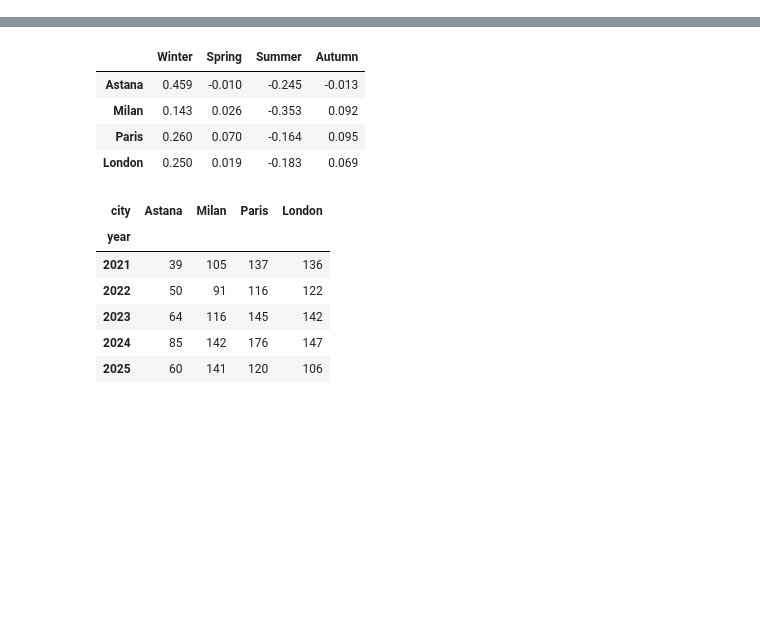
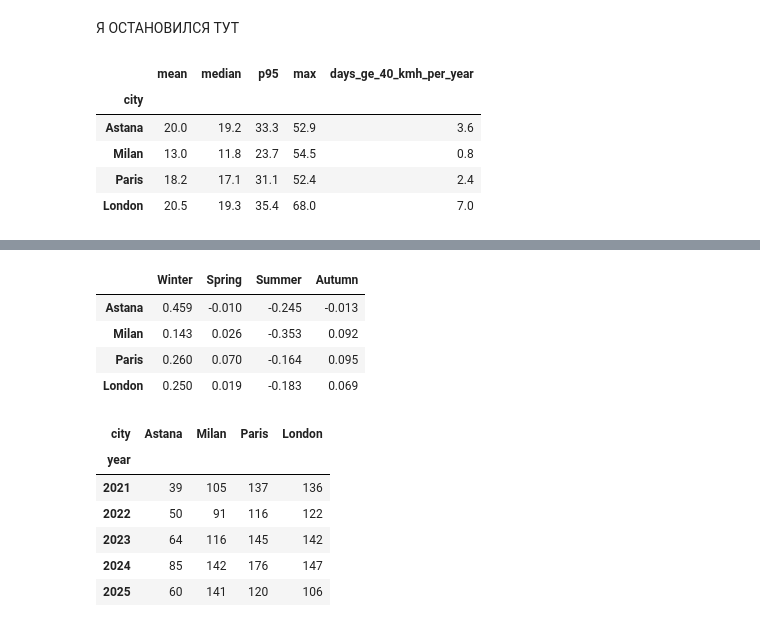
Before and after one commit to marlesulydan/Weather-data-analysis-, a Jupyter notebook: notebooks/weather_analysis.ipynb, the cells around one changed output, grey strips where cells are left out. Drawn from its saved outputs; the diff is of its cells as text; code cells hidden in the pictures; blank space fills up the shorter version.

```diff
--- a/notebooks/weather_analysis.ipynb
+++ b/notebooks/weather_analysis.ipynb
@@ -0,0 +50,21 @@
+# %% [markdown]
+Я ОСТАНОВИЛСЯ ТУТ
+# %%
+wind_stats = weather.groupby("city")["wind_speed_10m_max"].agg(
+    mean="mean",
+    median="median",
+    p95=lambda s: s.quantile(0.95),
+    max="max",
+).round(1)
+
+wind_stats["days_ge_40_kmh_per_year"] = (
+    ((weather["wind_speed_10m_max"] >= 40).groupby(weather["city"]).sum() / n_years).round(1)
+)
+wind_stats.loc[CITY_ORDER]
+# %% [output]
+|  | mean | median | p95 | max | days_ge_40_kmh_per_year |
+| city |  |  |  |  |  |
+| Astana | 20.0 | 19.2 | 33.3 | 52.9 | 3.6 |
+| Milan | 13.0 | 11.8 | 23.7 | 54.5 | 0.8 |
+| Paris | 18.2 | 17.1 | 31.1 | 52.4 | 2.4 |
+| London | 20.5 | 19.3 | 35.4 | 68.0 | 7.0 |
```
Also changed, not shown: parts of 4 cells of this notebook.
